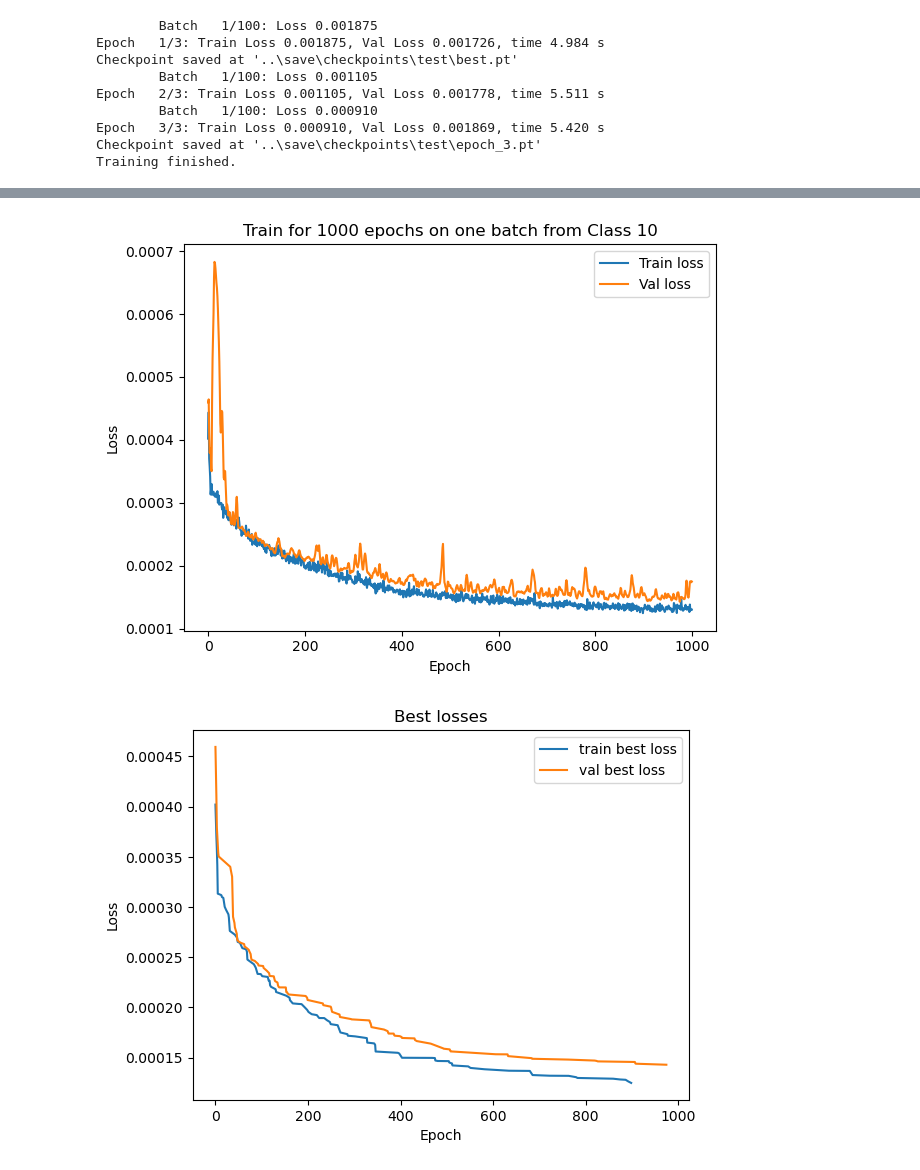
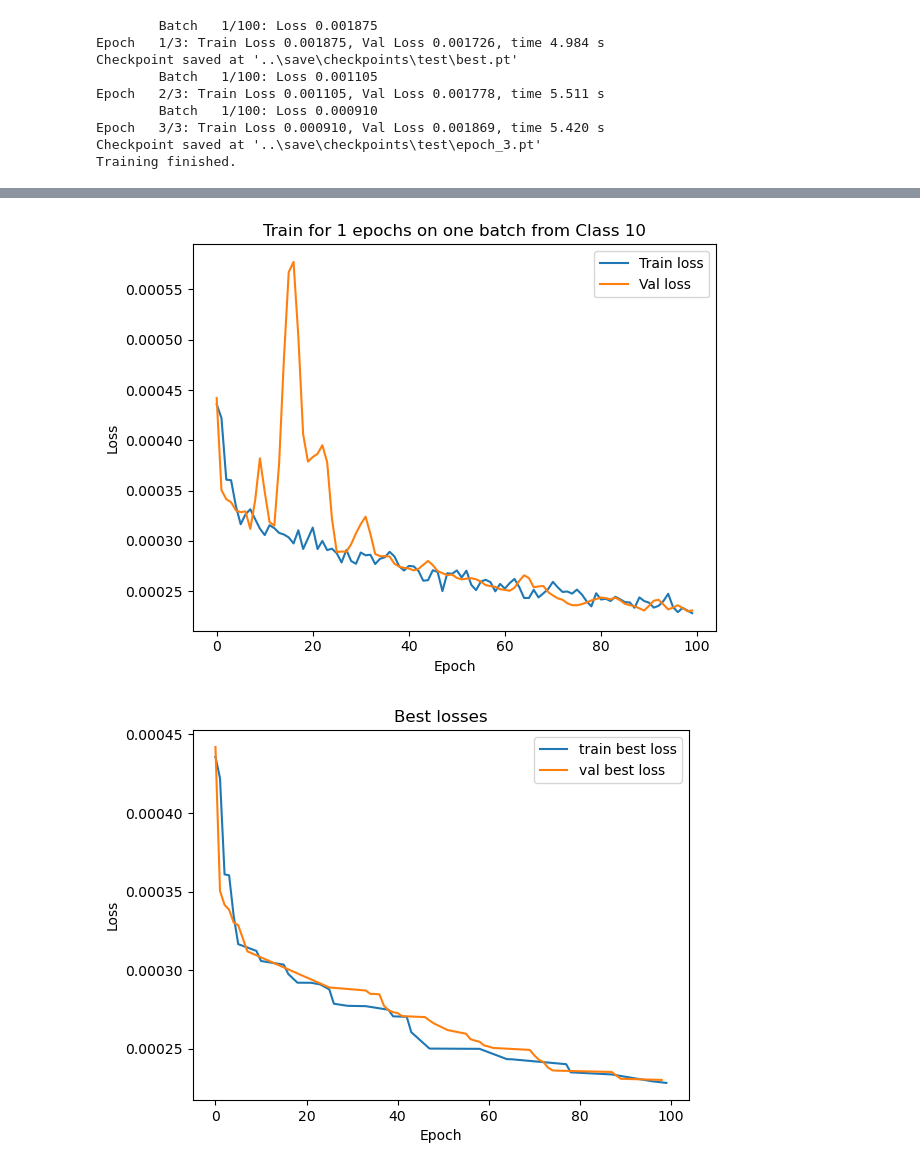
Before and after one commit to popastefan10/DeepAD, a Jupyter notebook: notebooks/trainer.ipynb, the cells around one changed output, grey strips where cells are left out. Cells and saved outputs as stored; diff of their text form; code cells hidden in the pictures.

```diff
--- a/notebooks/trainer.ipynb
+++ b/notebooks/trainer.ipynb
@@ -20,6 +17,7 @@ The autoreload extension is already loaded. To reload it, use:
 # Load the configuration
 # config = Config(root_dir="..", config_path="../save/checkpoints/7_class_10_1_batch_weights_init/config.yml")
 config = Config(root_dir="..", config_path="../default_config.yml")
+config.batch_norm = True
 # %% [markdown]
 ### Test the trainer
 # %%
@@ -41,11 +39,11 @@ print(f"Model has {model_num_params:,} parameters")
 Model has 1,447,713 parameters
 # %%
 # Create the trainer
-run_name = f"10_class_10_1_batch_weights_init_bn_out_norm"
+run_name = f"12_class_10_1_batch_winit_bn_inout_norm"
 print(f"Run name: {run_name}\n")
-train_epochs = 1000
+train_epochs = 100
 limit_batches = 1
-save_epochs = [100, 200, 300, 400, 500, 1000]
+save_epochs = [100]
 config.train_epochs = train_epochs
 print(config)
 trainer = Trainer(
@@ -97,9 +97,14 @@ torch.cuda.empty_cache()
 # Load the best model
 model_best = DeepCNN(config).to(config.device)
 optimizer_best = create_optimizer(model_best, config)
-checkpoint_name = "epoch_1000"
+run_name = "13_class_10_1_batch_winit_bn_inout_norm_all"
+checkpoint_name = "epoch_100"
 model_best, optimizer_best, train_losses, val_losses, epoch = SaveManager.load_checkpoint(
     model=model_best,
     optimizer=optimizer_best,
     path=SaveManager.get_checkpoint_path(config, run_name=run_name, name=checkpoint_name),
 )
+print(f"Loading best model for run {run_name}, checkpoint {checkpoint_name}")
+print(f"Epoch: {epoch}")
+print(f"Train loss: last={train_losses[-1]:.6f}, best={min(train_losses):.6f}")
+print(f"Val loss: last={val_losses[-1]:.6f}, best={min(val_losses):.6f}")
@@ -106,19 +116,19 @@ model_best, optimizer_best, train_losses, val_losses, epoch = SaveManager.load_c
 # %%
 %matplotlib inline
 import os
 
 # Plot the losses
 save_dir = os.path.join(config.root_dir, "save", "plots", run_name)
 if not os.path.exists(save_dir):
     os.makedirs(save_dir)
 plot_losses(
     torch.asarray(train_losses),
     torch.asarray(val_losses),
-    title="Train for 1000 epochs on one batch from Class 10",
+    title=f"Train for {config.train_epochs} epochs on one batch from Class 10",
     save_path=os.path.join(save_dir, f"{checkpoint_name}_losses.png"),
 )
 # %% [output]
-[figure, old version]
+[figure, new version]
 # %%
 %matplotlib inline
 import matplotlib.pyplot as plt
@@ -140,7 +150,7 @@ plt.title("Best losses")
 plt.savefig(os.path.join(save_dir, f"{checkpoint_name}_best_losses.png"), dpi=1000)
 plt.show()
 # %% [output]
-[figure, old version]
+[figure, new version]
 # %%
 def flatten(xs):
     return [x for ys in xs for x in ys]
```
Also changed, not shown: parts of 7 cells of this notebook, 11 other files.
